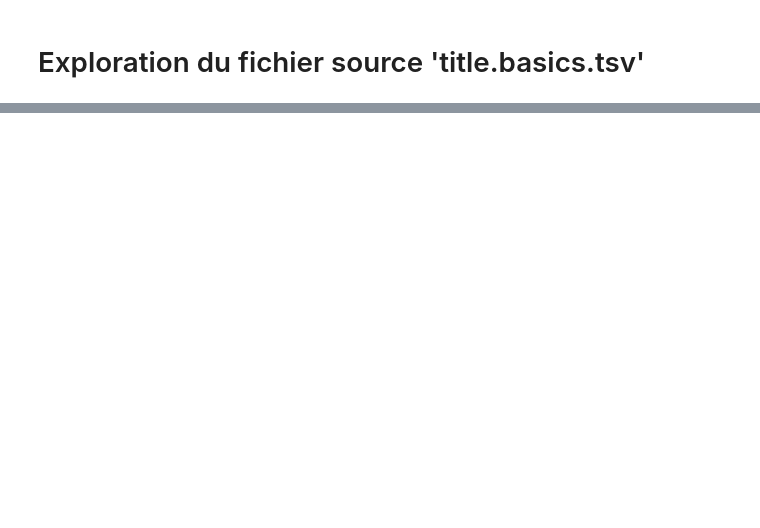
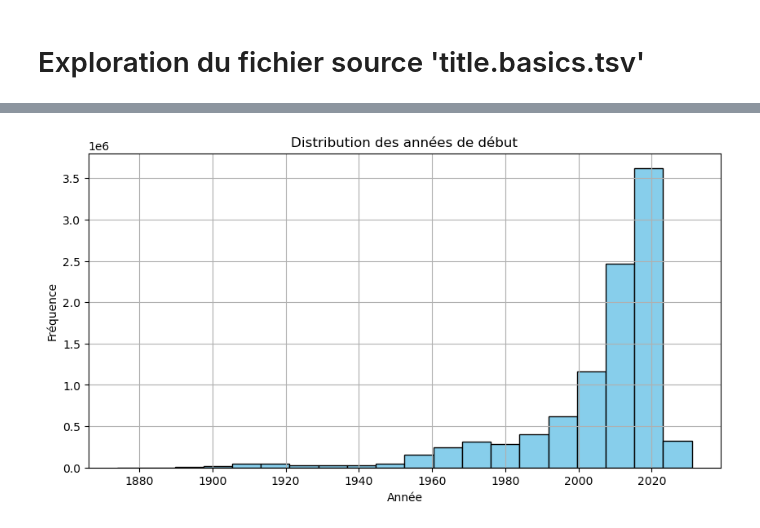
Before and after one commit to jpvt-data/AlgoCinema, a Jupyter notebook: exploration/exploration_title_basics.ipynb, the cells around one changed output, grey strips where cells are left out. Cells and saved outputs as stored; diff of their text form; code cells hidden in the pictures; blank space fills up the shorter version.

```diff
--- a/exploration/exploration_title_basics.ipynb
+++ b/exploration/exploration_title_basics.ipynb
@@ -95,0 +236,12 @@ Brouillon :
+# %%
+# Explorer la distribution temporelle
+
+# Histogramme des années :
+
+df_title_basics['startYear'].hist(bins=20, figsize=(10, 5), color='skyblue', edgecolor='black')
+plt.title("Distribution des années de début")
+plt.xlabel("Année")
+plt.ylabel("Fréquence")
+plt.show()
+# %% [output]
+[figure, added]
```
Also changed, not shown: parts of 20 cells of this notebook, 1 other file.
